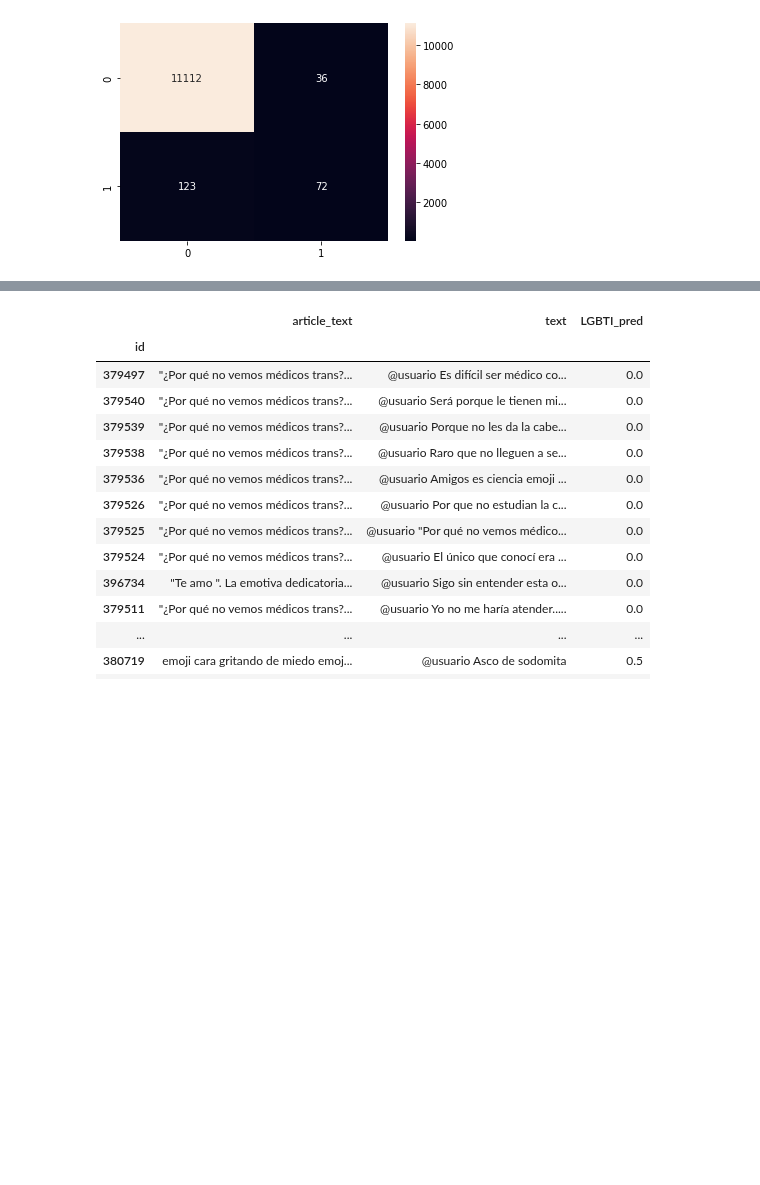
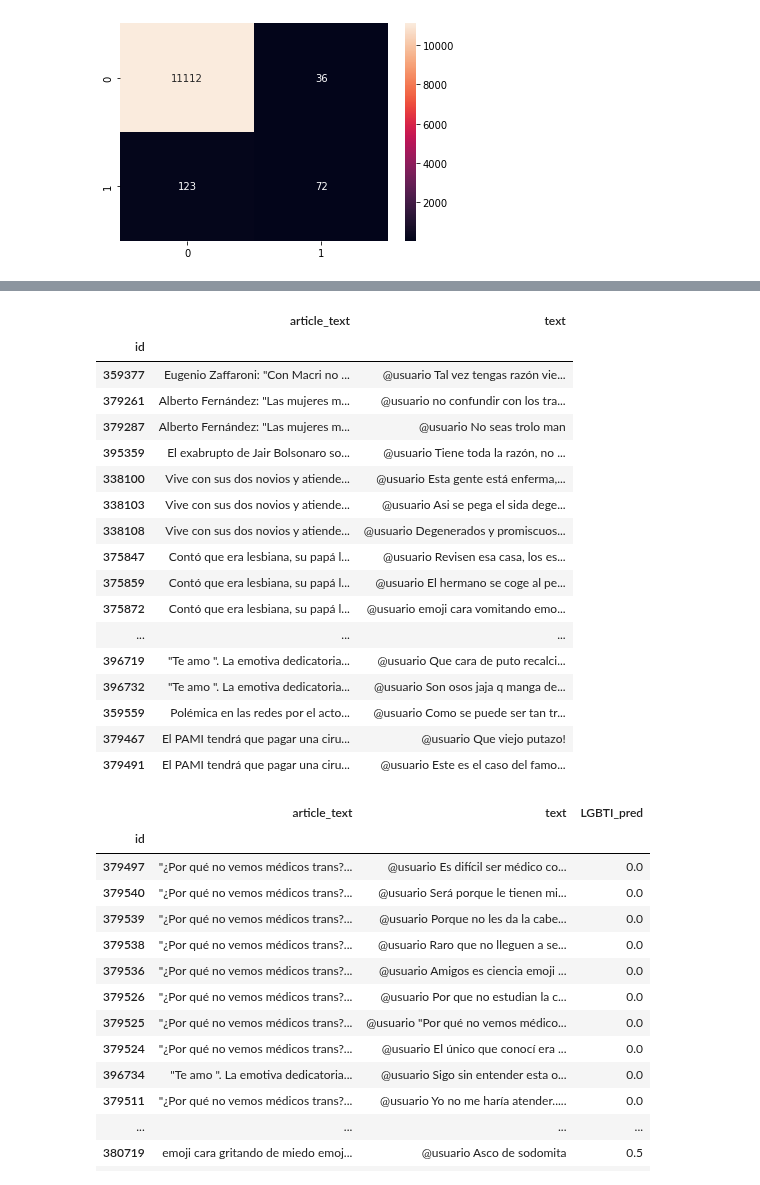
Before and after one commit to finiteautomata/contextualized-hatespeech-classification, a Jupyter notebook: notebooks/Error Analysis.ipynb, the cells around one changed output, grey strips where cells are left out. Drawn from its saved outputs; the diff is of its cells as text; code cells hidden in the pictures; blank space fills up the shorter version.

```diff
--- a/notebooks/Error Analysis.ipynb
+++ b/notebooks/Error Analysis.ipynb
@@ -114,3 +113,26 @@ fn.loc[fn["text"].str.contains("escopeta"), ["article_text", "text"]]
+# %%
+tp = df.loc[labels & preds, ["article_text", "text"]]
+
+tp
+# %% [output]
+|  | article_text | text |
+| id |  |  |
+| 359377 | Eugenio Zaffaroni: "Con Macri no ... | @usuario Tal vez tengas razón vie... |
+| 379261 | Alberto Fernández: "Las mujeres m... | @usuario no confundir con los tra... |
+| 379287 | Alberto Fernández: "Las mujeres m... | @usuario No seas trolo man |
+| 395359 | El exabrupto de Jair Bolsonaro so... | @usuario Tiene toda la razón, no ... |
+| 338100 | Vive con sus dos novios y atiende... | @usuario Esta gente está enferma,... |
+| 338103 | Vive con sus dos novios y atiende... | @usuario Asi se pega el sida dege... |
+| 338108 | Vive con sus dos novios y atiende... | @usuario Degenerados y promiscuos... |
+| 375847 | Contó que era lesbiana, su papá l... | @usuario Revisen esa casa, los es... |
+| 375859 | Contó que era lesbiana, su papá l... | @usuario El hermano se coge al pe... |
+| 375872 | Contó que era lesbiana, su papá l... | @usuario emoji cara vomitando emo... |
+| ... | ... | ... |
+| 396719 | "Te amo ". La emotiva dedicatoria... | @usuario Que cara de puto recalci... |
+| 396732 | "Te amo ". La emotiva dedicatoria... | @usuario Son osos jaja q manga de... |
+| 359559 | Polémica en las redes por el acto... | @usuario Como se puede ser tan tr... |
+| 379467 | El PAMI tendrá que pagar una ciru... | @usuario Que viejo putazo! |
+| 379491 | El PAMI tendrá que pagar una ciru... | @usuario Este es el caso del famo... |
 # %%
 import pandas as pd
 
```
Also changed, not shown: parts of 1 cell of this notebook, 4 other files.
